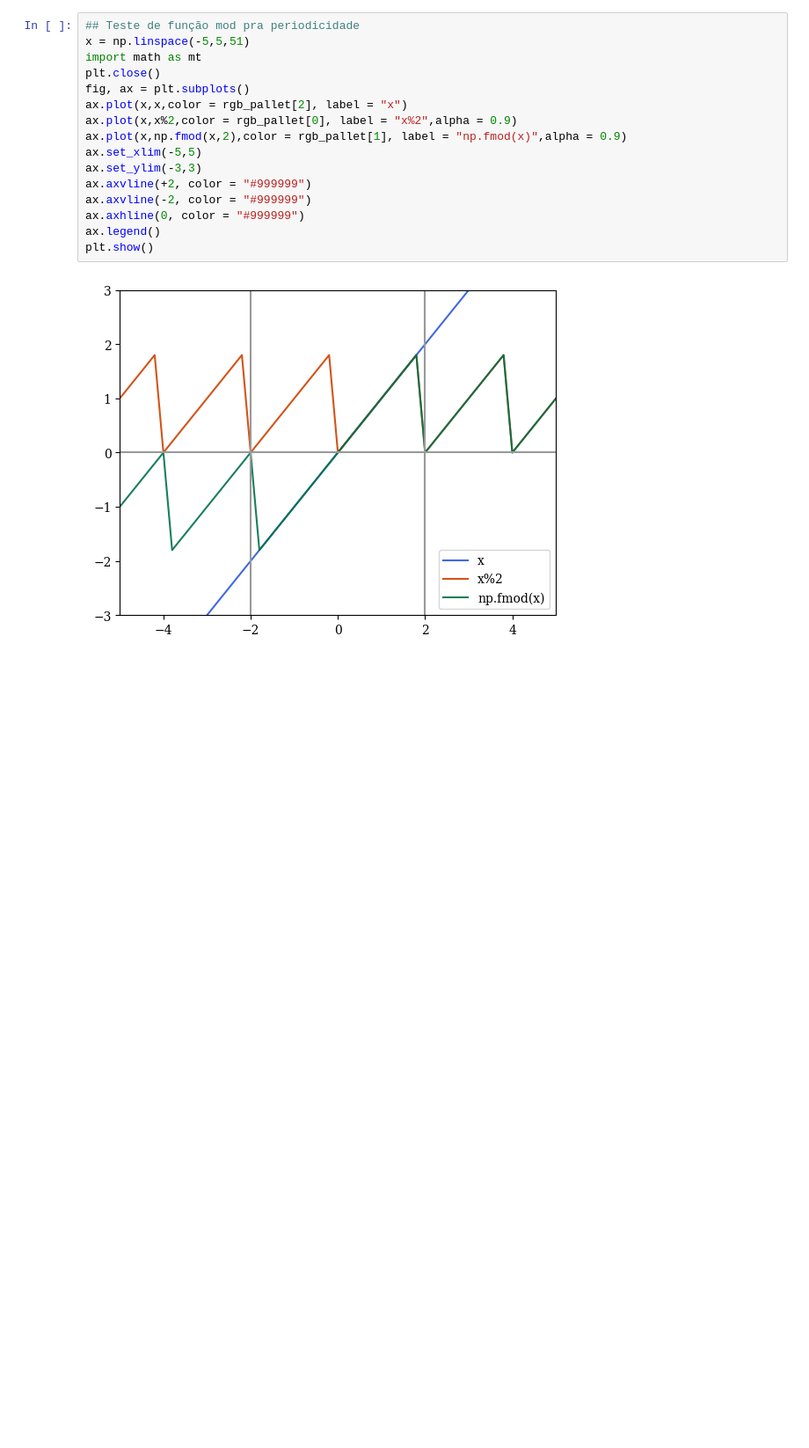
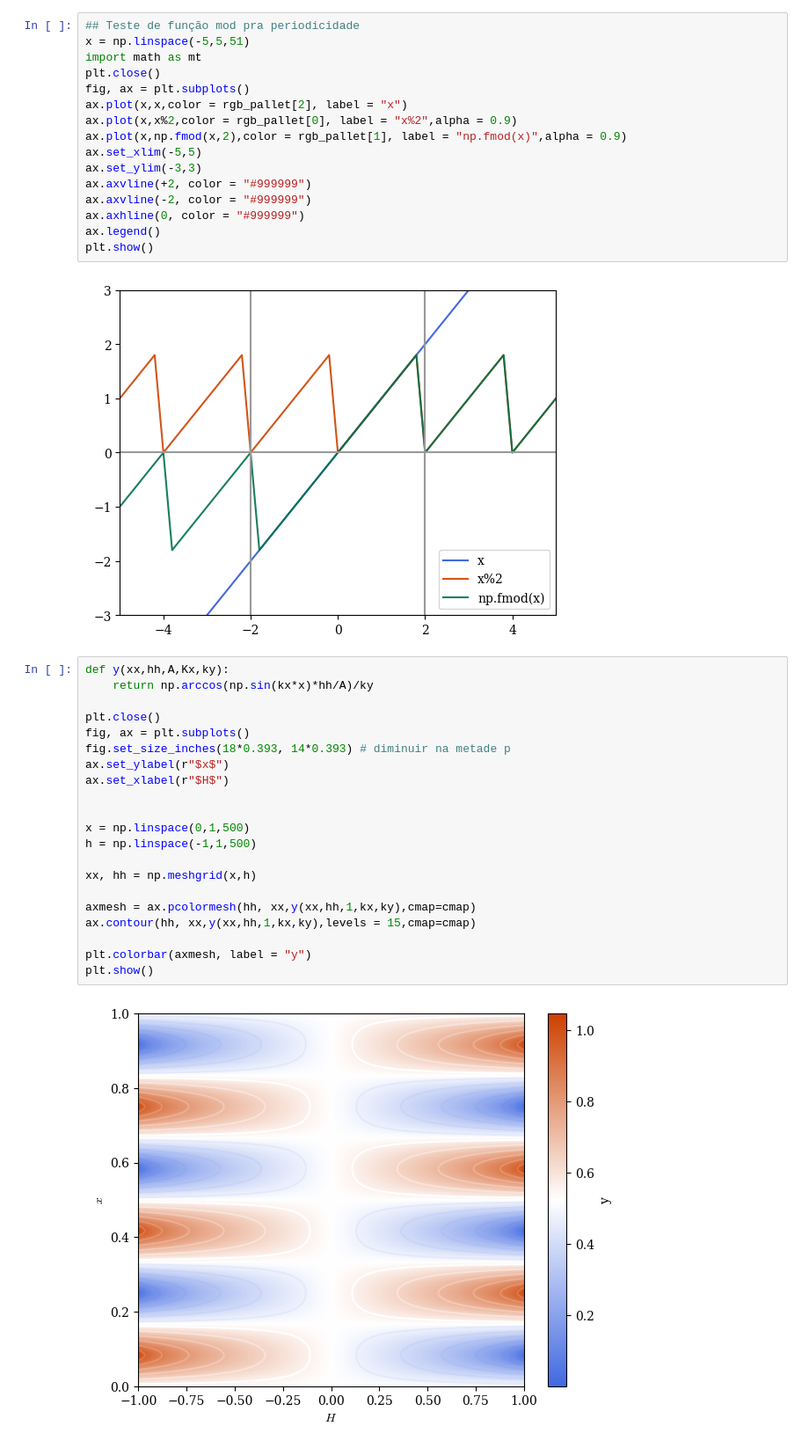
Before and after one commit to Farinha96br/git_douts, a Jupyter notebook: notas_usp.ipynb, the cells around one changed output. Shown at 88% size. Saved outputs shown, nothing was run; the diff lists cells and outputs as text; blank space fills up the shorter version.

```diff
--- a/notas_usp.ipynb
+++ b/notas_usp.ipynb
@@ -321,3 +328,26 @@ ax.legend()
 plt.show()
 # %% [output]
 [figure]
+# %%
+def y(xx,hh,A,Kx,ky):
+    return np.arccos(np.sin(kx*x)*hh/A)/ky
+
+plt.close()
+fig, ax = plt.subplots()
+fig.set_size_inches(18*0.393, 14*0.393) # diminuir na metade p
+ax.set_ylabel(r"$x$")
+ax.set_xlabel(r"$H$")
+
+
+x = np.linspace(0,1,500)
+h = np.linspace(-1,1,500)
+
+xx, hh = np.meshgrid(x,h)
+
+axmesh = ax.pcolormesh(hh, xx,y(xx,hh,1,kx,ky),cmap=cmap)
+ax.contour(hh, xx,y(xx,hh,1,kx,ky),levels = 15,cmap=cmap)
+
+plt.colorbar(axmesh, label = "y")
+plt.show()
+# %% [output]
+[figure, added]
```
Also changed, not shown: parts of 1 cell of this notebook, 1 other file.
